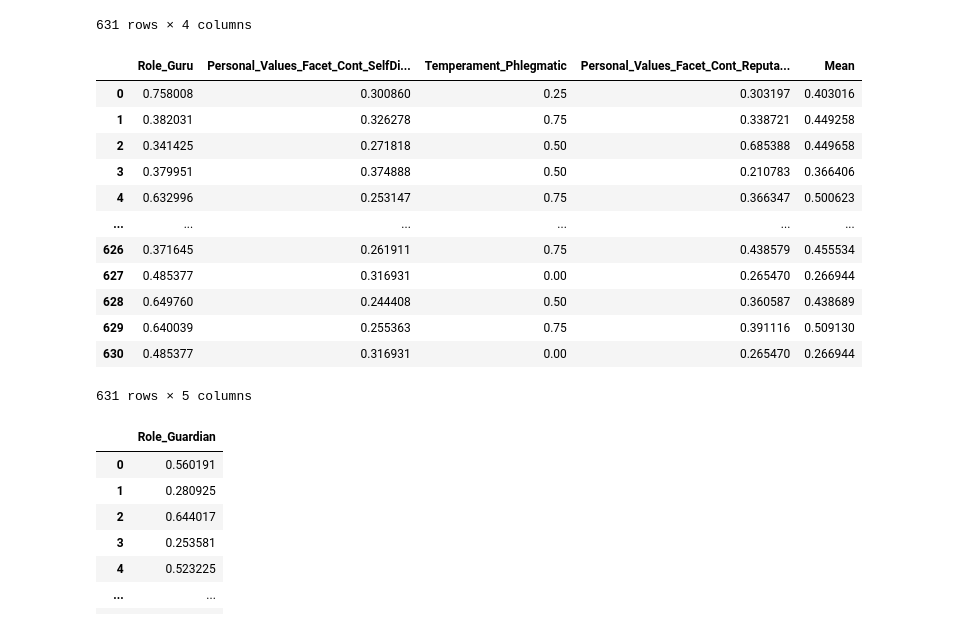
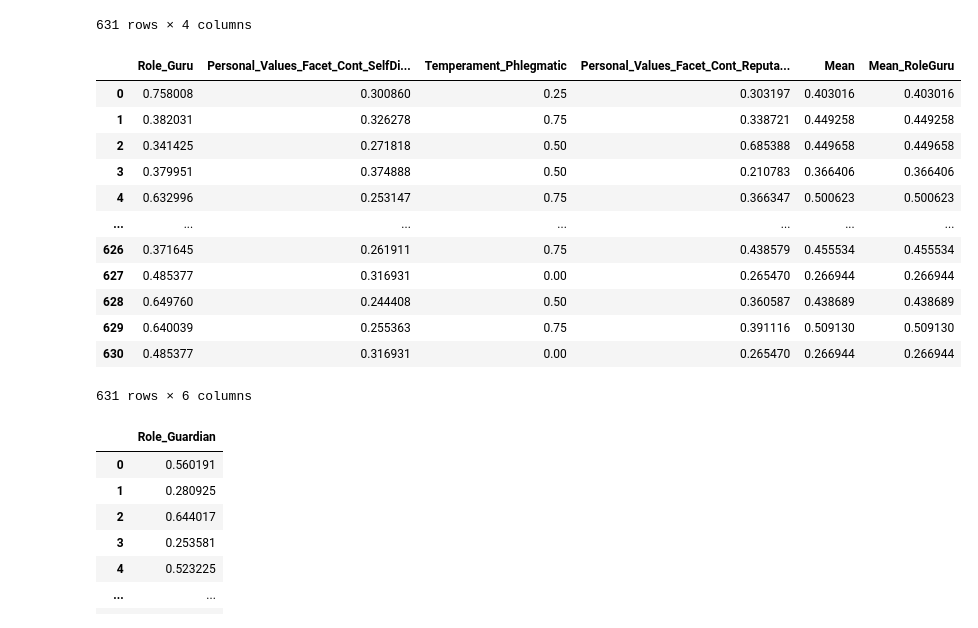
Before and after one commit to dindaslsbilla/coba, a Jupyter notebook: Untitled1.ipynb, the cells around one changed output. Drawn from its saved outputs; the diff is of its cells as text; code cells hidden in the pictures.

```diff
--- a/Untitled1.ipynb
+++ b/Untitled1.ipynb
@@ -444,28 +444,28 @@ maingames_roleguru.to_csv('maingames_roleguru.csv')
 # %%
 roleguru_df=pd.read_csv('maingames_roleguru.csv')
 roleguru_df.mean(axis=0)
 roleguru_df.drop(columns=roleguru_df.columns[0],
         axis=1,
         inplace=True)
 roleguru_df.to_csv('maingames_roleguru.csv',index="False")
 mean_row=roleguru_df.mean(axis=1)
-roleguru_df['Mean']=mean_row
+roleguru_df['Mean_RoleGuru']=mean_row
 roleguru_df.to_csv('maingames_roleguru.csv',index="False")
 roleguru_df
 # %% [output]
-|  | Role_Guru | Personal_Values_Facet_Cont_SelfDi... | Temperament_Phlegmatic | Personal_Values_Facet_Cont_Reputa... | Mean |
-| 0 | 0.758008 | 0.300860 | 0.25 | 0.303197 | 0.403016 |
-| 1 | 0.382031 | 0.326278 | 0.75 | 0.338721 | 0.449258 |
-| 2 | 0.341425 | 0.271818 | 0.50 | 0.685388 | 0.449658 |
-| 3 | 0.379951 | 0.374888 | 0.50 | 0.210783 | 0.366406 |
-| 4 | 0.632996 | 0.253147 | 0.75 | 0.366347 | 0.500623 |
-| ... | ... | ... | ... | ... | ... |
-| 626 | 0.371645 | 0.261911 | 0.75 | 0.438579 | 0.455534 |
-| 627 | 0.485377 | 0.316931 | 0.00 | 0.265470 | 0.266944 |
-| 628 | 0.649760 | 0.244408 | 0.50 | 0.360587 | 0.438689 |
-| 629 | 0.640039 | 0.255363 | 0.75 | 0.391116 | 0.509130 |
-| 630 | 0.485377 | 0.316931 | 0.00 | 0.265470 | 0.266944 |
+|  | Role_Guru | Personal_Values_Facet_Cont_SelfDi... | Temperament_Phlegmatic | Personal_Values_Facet_Cont_Reputa... | Mean | Mean_RoleGuru |
+| 0 | 0.758008 | 0.300860 | 0.25 | 0.303197 | 0.403016 | 0.403016 |
+| 1 | 0.382031 | 0.326278 | 0.75 | 0.338721 | 0.449258 | 0.449258 |
+| 2 | 0.341425 | 0.271818 | 0.50 | 0.685388 | 0.449658 | 0.449658 |
+| 3 | 0.379951 | 0.374888 | 0.50 | 0.210783 | 0.366406 | 0.366406 |
+| 4 | 0.632996 | 0.253147 | 0.75 | 0.366347 | 0.500623 | 0.500623 |
+| ... | ... | ... | ... | ... | ... | ... |
+| 626 | 0.371645 | 0.261911 | 0.75 | 0.438579 | 0.455534 | 0.455534 |
+| 627 | 0.485377 | 0.316931 | 0.00 | 0.265470 | 0.266944 | 0.266944 |
+| 628 | 0.649760 | 0.244408 | 0.50 | 0.360587 | 0.438689 | 0.438689 |
+| 629 | 0.640039 | 0.255363 | 0.75 | 0.391116 | 0.509130 | 0.509130 |
+| 630 | 0.485377 | 0.316931 | 0.00 | 0.265470 | 0.266944 | 0.266944 |
-631 rows × 5 columns
+631 rows × 6 columns
 # %%
 maingames_roleguardian = maingames[["Role_Guardian"]]
 maingames_roleguardian
```
Also changed, not shown: parts of 24 cells of this notebook, 26 other files.
